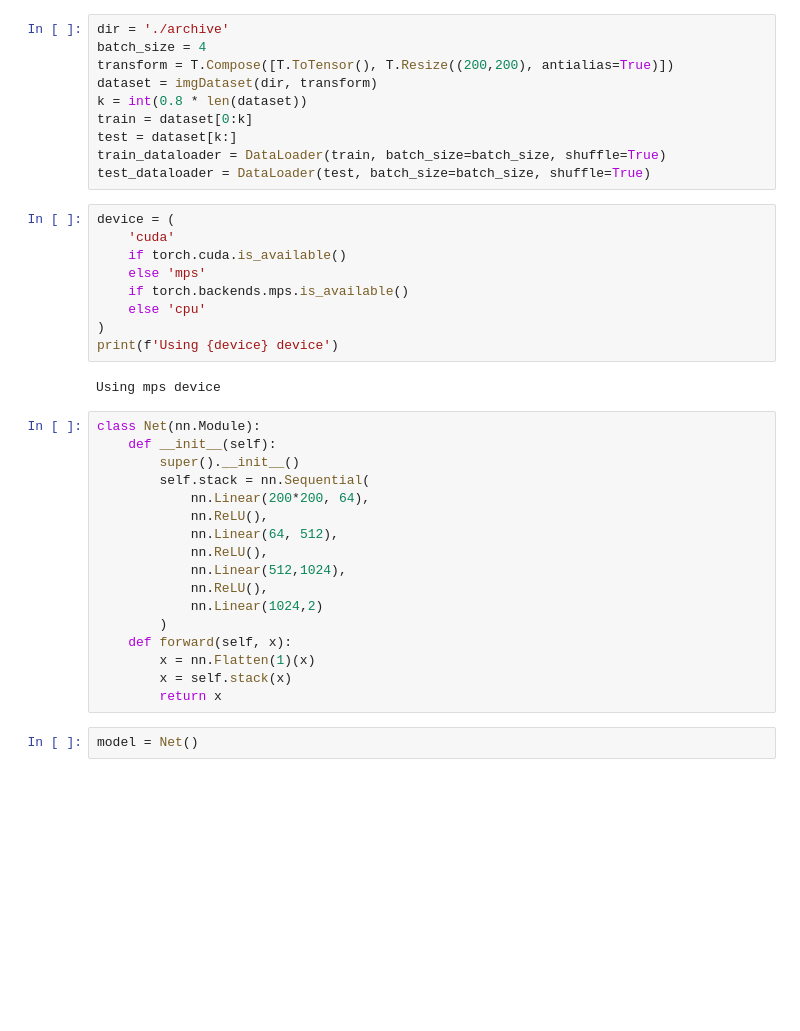
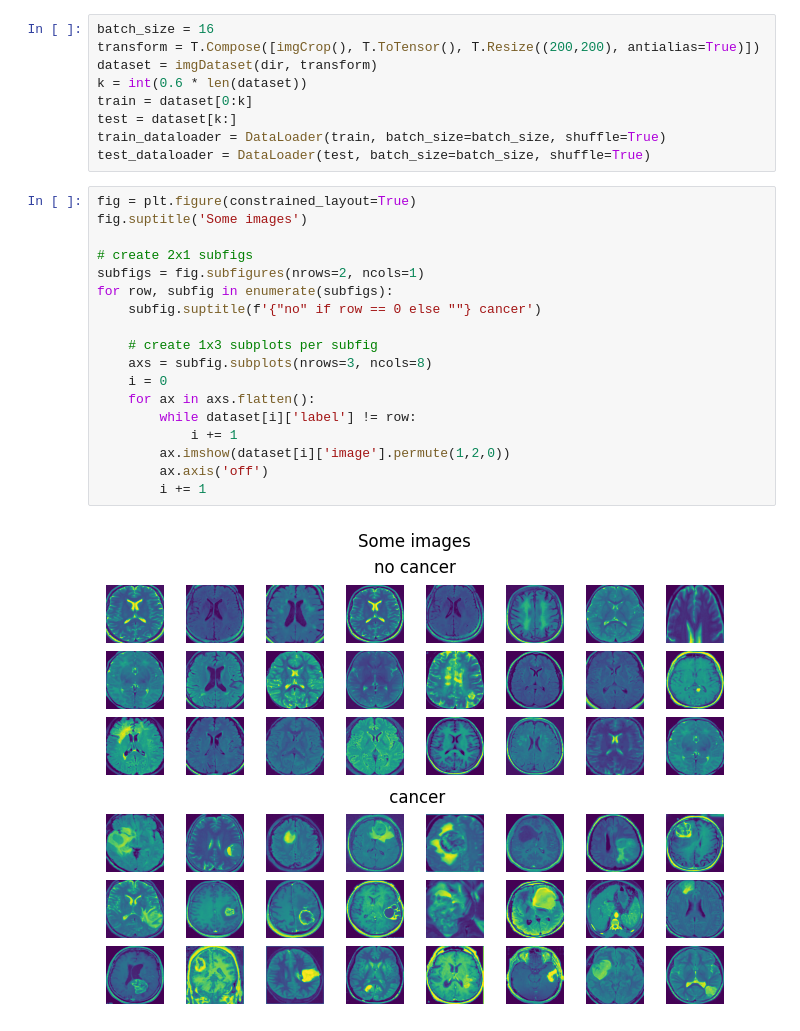
Before and after one commit to marinusgraf/brain_tumor_nn, a Jupyter notebook: Main.ipynb, the cells around one changed output. Saved outputs shown, nothing was run; the diff lists cells and outputs as text; blank space fills up the shorter version.

```diff
--- a/Main.ipynb
+++ b/Main.ipynb
@@ -34,40 +84,29 @@ class imgDataset(Dataset):
 # %%
-dir = './archive'
-batch_size = 4
-transform = T.Compose([T.ToTensor(), T.Resize((200,200), antialias=True)])
+batch_size = 16
+transform = T.Compose([imgCrop(), T.ToTensor(), T.Resize((200,200), antialias=True)])
 dataset = imgDataset(dir, transform)
-k = int(0.8 * len(dataset))
+k = int(0.6 * len(dataset))
 train = dataset[0:k]
 test = dataset[k:]
 train_dataloader = DataLoader(train, batch_size=batch_size, shuffle=True)
 test_dataloader = DataLoader(test, batch_size=batch_size, shuffle=True)
-# %%
-device = (
-    'cuda'
-    if torch.cuda.is_available()
-    else 'mps'
-    if torch.backends.mps.is_available()
-    else 'cpu'
-)
-print(f'Using {device} device')
-# %% [output]
-Using mps device
-# %%
-class Net(nn.Module):
-    def __init__(self):
-        super().__init__()
-        self.stack = nn.Sequential(
-            nn.Linear(200*200, 64),
-            nn.ReLU(),
-            nn.Linear(64, 512),
-            nn.ReLU(),
-            nn.Linear(512,1024),
-            nn.ReLU(),
-            nn.Linear(1024,2)
-        )
-    def forward(self, x):
-        x = nn.Flatten(1)(x)
-        x = self.stack(x)
-        return x
-# %%
-model = Net()
+# %%
+fig = plt.figure(constrained_layout=True)
+fig.suptitle('Some images')
+
+# create 2x1 subfigs
+subfigs = fig.subfigures(nrows=2, ncols=1)
+for row, subfig in enumerate(subfigs):
+    subfig.suptitle(f'{"no" if row == 0 else ""} cancer')
+
+    # create 1x3 subplots per subfig
+    axs = subfig.subplots(nrows=3, ncols=8)
+    i = 0
+    for ax in axs.flatten():
+        while dataset[i]['label'] != row:
+            i += 1
+        ax.imshow(dataset[i]['image'].permute(1,2,0))
+        ax.axis('off')
+        i += 1
+# %% [output]
+[figure, added]
```
Also changed, not shown: parts of 9 cells of this notebook, 3 other files.
